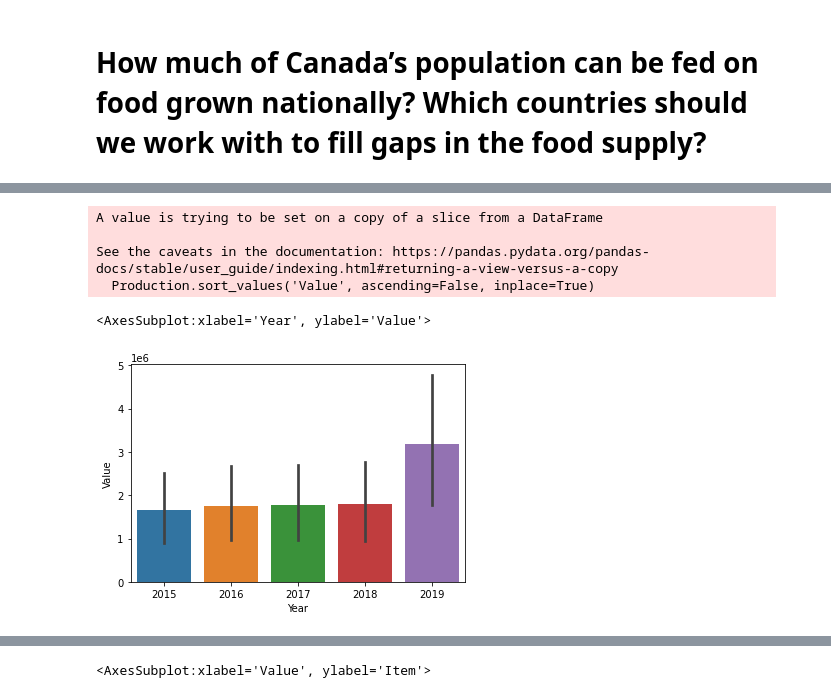
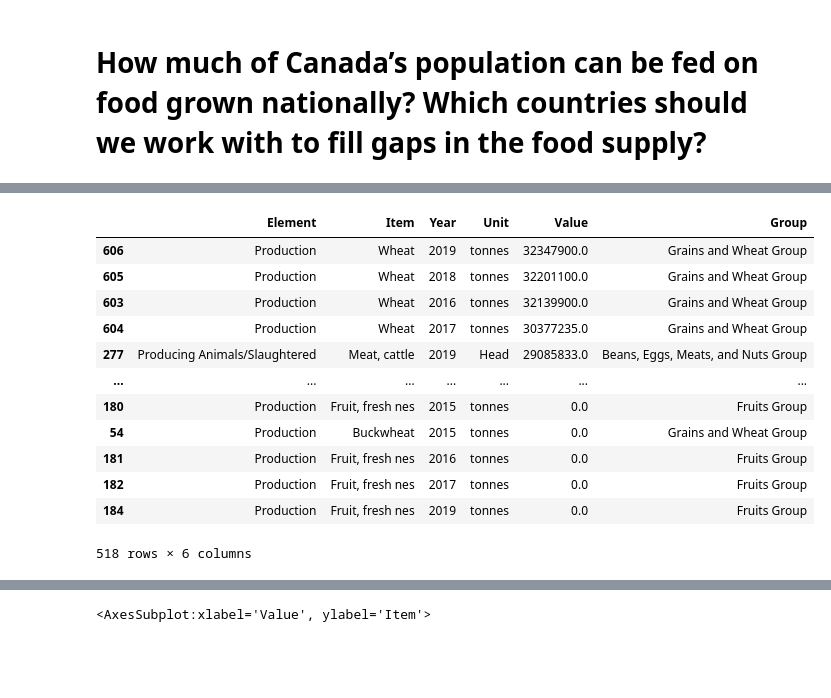
Before and after one commit to KrishnaCD93/DAAN-Capstone-Project, a Jupyter notebook: Q1.ipynb, the cells around one changed output, grey strips where cells are left out. Saved outputs shown, nothing was run; the diff lists cells and outputs as text; code cells hidden in the pictures; blank space fills up the shorter version.

```diff
--- a/Q1.ipynb
+++ b/Q1.ipynb
@@ -68,0 +92,31 @@ Production.head()
+# %%
+itemsProduced = Production.Item.unique()
+prodItems= {"Fruits Group" : ['Apples', 'Apricots', 'Berries nes', 'Blueberries', 'Cherries',
+    'Cherries, sour', 'Cranberries', 'Fruit, fresh nes', 'Grapes', 'Kiwi fruit',
+    'Melons, other (inc.cantaloupes)', 'Peaches and nectarines', 'Pears', 'Plums and sloes',
+    'Pumpkins, squash and gourds', 'Raspberries', 'Strawberries', 'Tomatoes', 'Watermelons' 'Leeks, other alliaceous vegetables'],
+    'Vegetables Group' : ['Asparagus', 'Cabbages and other brassicas', 'Carrots and turnips', 'Cauliflowers and broccoli',
+    'Chillies and peppers, green', 'Leeks, other alliaceous vegetables', 'Mushrooms and truffles', 'Onions, dry',
+    'Peas, green', 'Potatoes', 'Spinach', 'Vegetables, fresh nes'],
+    "Beans, Eggs, Meats, and Nuts Group" : ['Beans, dry', 'Beans, green', 'Broad beans, horse beans, dry', 'Chick peas','Eggs, hen, in shell',
+    'Eggs, hen, in shell (number)', 'Lentils', 'Meat nes', 'Meat, cattle', 'Meat, chicken', 'Meat, duck',
+    'Meat, goose and guinea fowl', 'Meat, horse', 'Meat, pig', 'Meat, sheep', 'Meat, turkey', 'Offals, edible, cattle',
+    'Offals, horses', 'Offals, pigs, edible', 'Offals, sheep,edible', 'Skins, sheep, fresh'],
+    "Grains and Wheat Group" : ['Barley', 'Buckwheat', 'Canary seed', 'Fibre crops nes', 'Grain, mixed', 'Linseed', 'Maize', 'Maize, green',
+    'Oats', 'Rapeseed', 'Rye', 'Safflower seed', 'Soybeans', 'Sunflower seed', 'Triticale', 'Wheat', 'Whey, dry'],
+    "Cheese, Milk, and Yoghurt Group" : ['Butter, cow milk', 'Cheese, skimmed cow milk', 'Cheese, whole cow milk', 'Cream fresh',
+    'Milk, dry buttermilk', 'Milk, skimmed condensed', 'Milk, skimmed cow', 'Milk, skimmed dried', 'Milk, skimmed evaporated',
+    'Milk, whole condensed', 'Milk, whole dried', 'Milk, whole evaporated', 'Milk, whole fresh cow'],
+    "Fat, Oil, and Sugar Group" : ['Fat, cattle', 'Fat, cattle', 'Fat, pigs', 'Fat, sheep', 'Margarine, short', 'Oil, rapeseed', 'Oil, soybean',
+    'Oil, sunflower', 'Oilseeds nes', 'Sugar beet', 'Sugar Raw Centrifugal', 'Tallow']}
+dfItems = pd.DataFrame.from_dict(prodItems, orient='index')
+dfItems = dfItems.transpose()
+# %%
+prodItems = dfItems.to_dict(orient='records')
+item = []
+group = []
+for x in prodItems:
+    item += x.values()
+    group += x.keys()
+dfTemp = pd.DataFrame(list(zip(item, group)), columns=['Item', 'Group'])
+Production = Production.merge(dfTemp, how='left', on='Item')
@@ -69,12 +137,17 @@ Production.head()
 # %%
-Production.sort_values('Value', ascending=False, inplace=True)
+Production.dropna(inplace=True)
+Production.sort_values('Value', ascending=False)
 # %% [output]
+|  | Element | Item | Year | Unit | Value | Group |
+| 606 | Production | Wheat | 2019 | tonnes | 32347900.0 | Grains and Wheat Group |
+| 605 | Production | Wheat | 2018 | tonnes | 32201100.0 | Grains and Wheat Group |
+| 603 | Production | Wheat | 2016 | tonnes | 32139900.0 | Grains and Wheat Group |
+| 604 | Production | Wheat | 2017 | tonnes | 30377235.0 | Grains and Wheat Group |
+| 277 | Producing Animals/Slaughtered | Meat, cattle | 2019 | Head | 29085833.0 | Beans, Eggs, Meats, and Nuts Group |
+| ... | ... | ... | ... | ... | ... | ... |
+| 180 | Production | Fruit, fresh nes | 2015 | tonnes | 0.0 | Fruits Group |
+| 54 | Production | Buckwheat | 2015 | tonnes | 0.0 | Grains and Wheat Group |
+| 181 | Production | Fruit, fresh nes | 2016 | tonnes | 0.0 | Fruits Group |
+| 182 | Production | Fruit, fresh nes | 2017 | tonnes | 0.0 | Fruits Group |
+| 184 | Production | Fruit, fresh nes | 2019 | tonnes | 0.0 | Fruits Group |
-A value is trying to be set on a copy of a slice from a DataFrame
-
-See the caveats in the documentation: https://pandas.pydata.org/pandas-docs/stable/user_guide/indexing.html#returning-a-view-versus-a-copy
-  Production.sort_values('Value', ascending=False, inplace=True)
+518 rows × 6 columns
-# %%
-sns.barplot(x="Year", y="Value", data=Production)
-# %% [output]
-<AxesSubplot:xlabel='Year', ylabel='Value'>
-[figure, removed]
```
Also changed, not shown: parts of 24 cells of this notebook.
